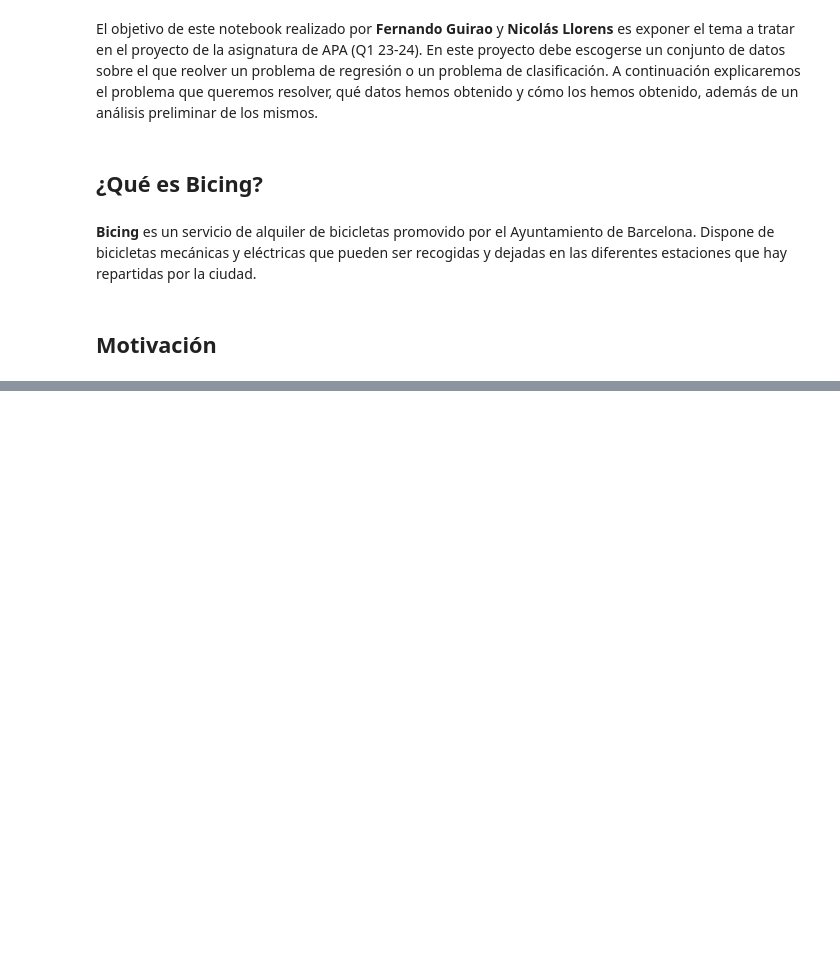
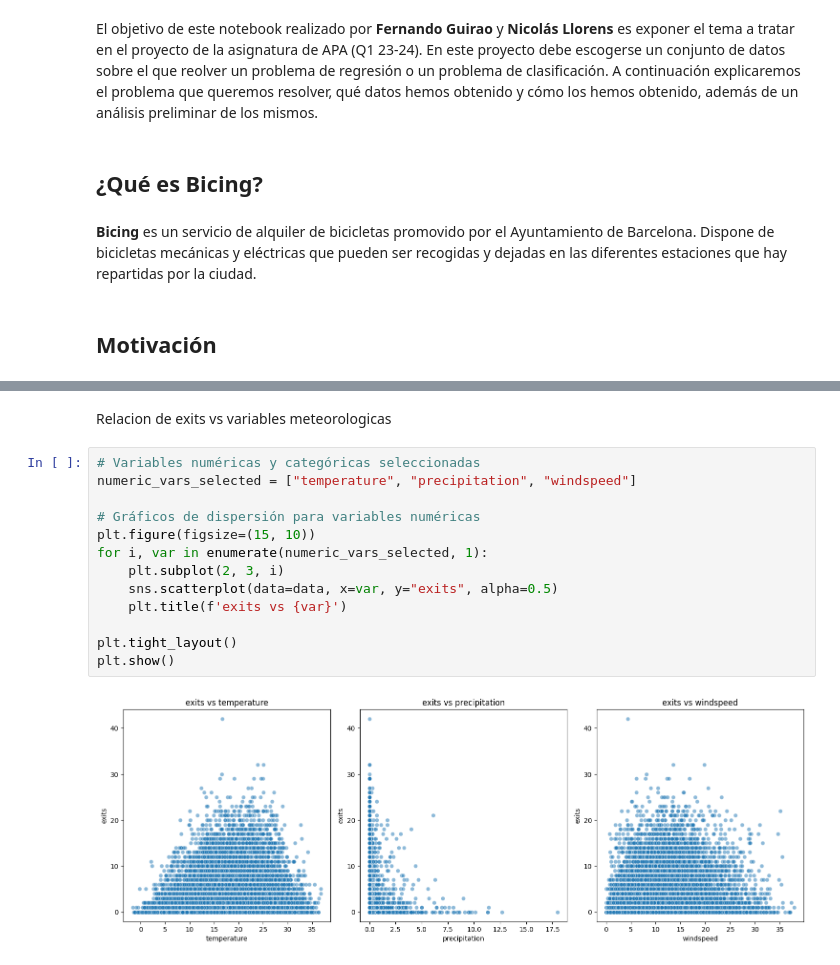
Before and after one commit to nicollorens12/BicingEstimator, a Jupyter notebook: notebook.ipynb, the cells around one changed output, grey strips where cells are left out. Cells and saved outputs as stored; diff of their text form; blank space fills up the shorter version.

```diff
--- a/notebook.ipynb
+++ b/notebook.ipynb
@@ -45,0 +169,17 @@ Debido al gran tamaño de estos datos (dado que existen más de 500 estaciones),
+# %% [markdown]
+Relacion de exits vs variables meteorologicas
+# %%
+# Variables numéricas y categóricas seleccionadas
+numeric_vars_selected = ["temperature", "precipitation", "windspeed"]
+
+# Gráficos de dispersión para variables numéricas
+plt.figure(figsize=(15, 10))
+for i, var in enumerate(numeric_vars_selected, 1):
+    plt.subplot(2, 3, i)
+    sns.scatterplot(data=data, x=var, y="exits", alpha=0.5)
+    plt.title(f'exits vs {var}')
+
+plt.tight_layout()
+plt.show()
+# %% [output]
+[figure, added]
```
Also changed, not shown: parts of 29 cells of this notebook.
